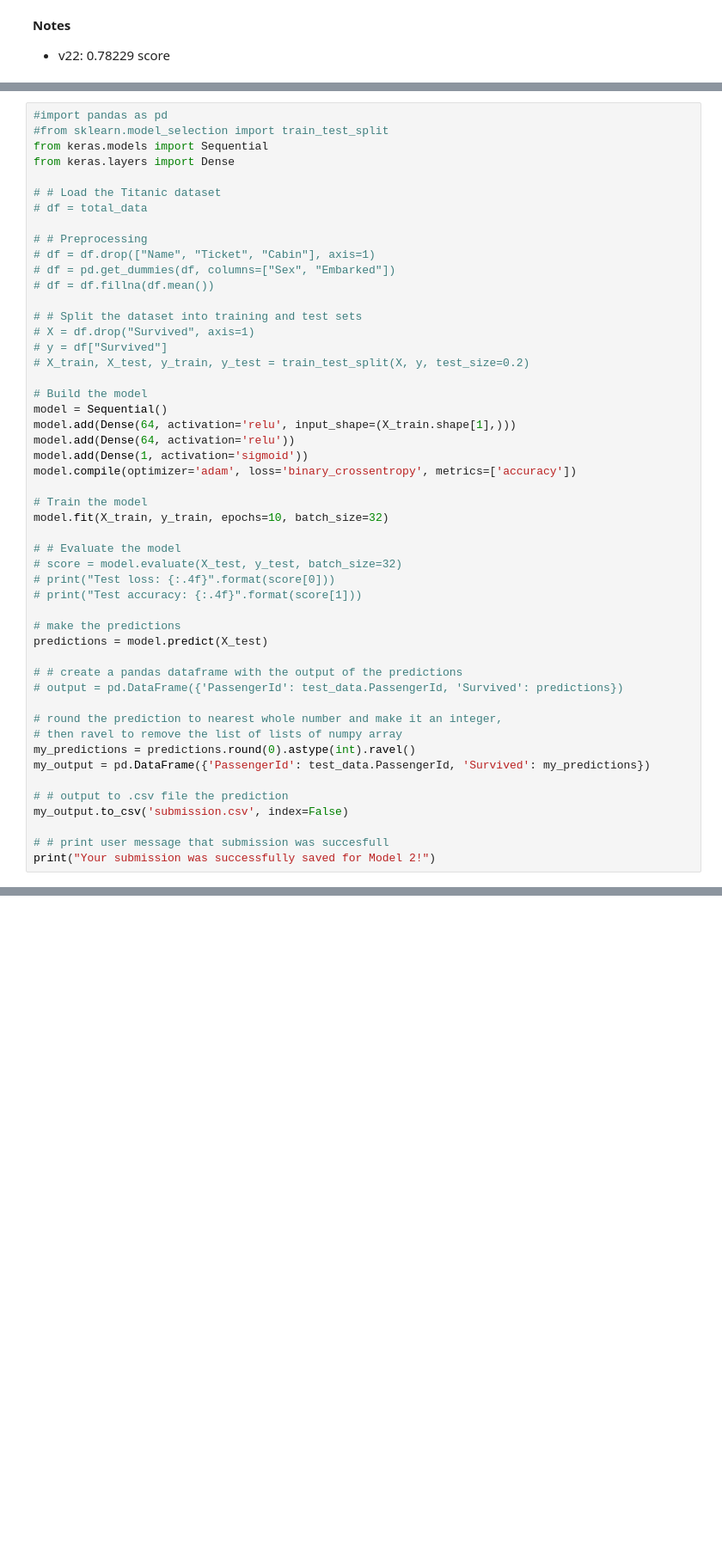
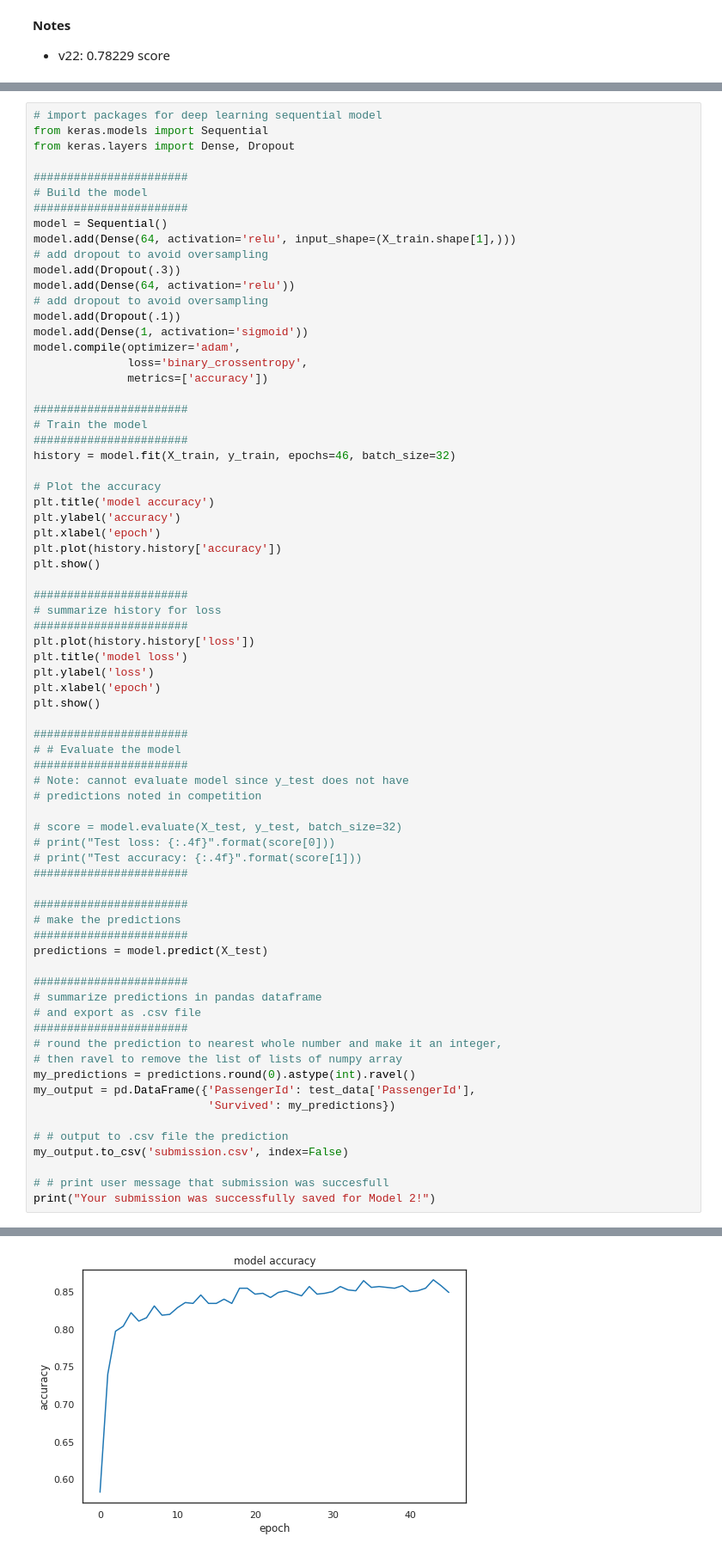
Before and after one commit to tonyhollaar/kaggle-competitions, a Jupyter notebook: titanic-machine-learning-from-disaster.ipynb, the cells around one changed output, grey strips where cells are left out. Shown at 86% size. Drawn from its saved outputs; the diff is of its cells as text; blank space fills up the shorter version.

Commit message:
Kaggle Notebook | Titanic - Machine Learning from Disaster  | Version 27

```diff
--- a/titanic-machine-learning-from-disaster.ipynb
+++ b/titanic-machine-learning-from-disaster.ipynb
@@ -715,47 +698,69 @@ X_test = pd.get_dummies(test_data[features])
 # %%
-#import pandas as pd
-#from sklearn.model_selection import train_test_split
+# import packages for deep learning sequential model
 from keras.models import Sequential
-from keras.layers import Dense
+from keras.layers import Dense, Dropout
 
-# # Load the Titanic dataset
-# df = total_data
-
-# # Preprocessing
-# df = df.drop(["Name", "Ticket", "Cabin"], axis=1)
-# df = pd.get_dummies(df, columns=["Sex", "Embarked"])
-# df = df.fillna(df.mean())
-
-# # Split the dataset into training and test sets
-# X = df.drop("Survived", axis=1)
-# y = df["Survived"]
-# X_train, X_test, y_train, y_test = train_test_split(X, y, test_size=0.2)
-
+#######################
 # Build the model
+#######################
 model = Sequential()
 model.add(Dense(64, activation='relu', input_shape=(X_train.shape[1],)))
+# add dropout to avoid oversampling
+model.add(Dropout(.3))
 model.add(Dense(64, activation='relu'))
+# add dropout to avoid oversampling
+model.add(Dropout(.1))
 model.add(Dense(1, activation='sigmoid'))
-model.compile(optimizer='adam', loss='binary_crossentropy', metrics=['accuracy'])
+model.compile(optimizer='adam',
+              loss='binary_crossentropy',
+              metrics=['accuracy'])
 
+#######################
 # Train the model
-model.fit(X_train, y_train, epochs=10, batch_size=32)
+#######################
+history = model.fit(X_train, y_train, epochs=46, batch_size=32)
 
+# Plot the accuracy
+plt.title('model accuracy')
+plt.ylabel('accuracy')
+plt.xlabel('epoch')
+plt.plot(history.history['accuracy'])
+plt.show()
+
+#######################
+# summarize history for loss
+#######################
+plt.plot(history.history['loss'])
+plt.title('model loss')
+plt.ylabel('loss')
+plt.xlabel('epoch')
+plt.show()
+
+#######################
 # # Evaluate the model
+#######################
+# Note: cannot evaluate model since y_test does not have
+# predictions noted in competition
+
 # score = model.evaluate(X_test, y_test, batch_size=32)
 # print("Test loss: {:.4f}".format(score[0]))
 # print("Test accuracy: {:.4f}".format(score[1]))
+#######################
 
+#######################
 # make the predictions
+#######################
 predictions = model.predict(X_test)
 
-# # create a pandas dataframe with the output of the predictions
-# output = pd.DataFrame({'PassengerId': test_data.PassengerId, 'Survived': predictions})
-
+#######################
+# summarize predictions in pandas dataframe
+# and export as .csv file
+#######################
 # round the prediction to nearest whole number and make it an integer,
 # then ravel to remove the list of lists of numpy array
 my_predictions = predictions.round(0).astype(int).ravel()
-my_output = pd.DataFrame({'PassengerId': test_data.PassengerId, 'Survived': my_predictions})
+my_output = pd.DataFrame({'PassengerId': test_data['PassengerId'],
+                          'Survived': my_predictions})
 
 # # output to .csv file the prediction
 my_output.to_csv('submission.csv', index=False)
@@ -785,0 +788 @@ Epoch 10/10
+[figure, added]
```
Also changed, not shown: parts of 11 cells of this notebook.
